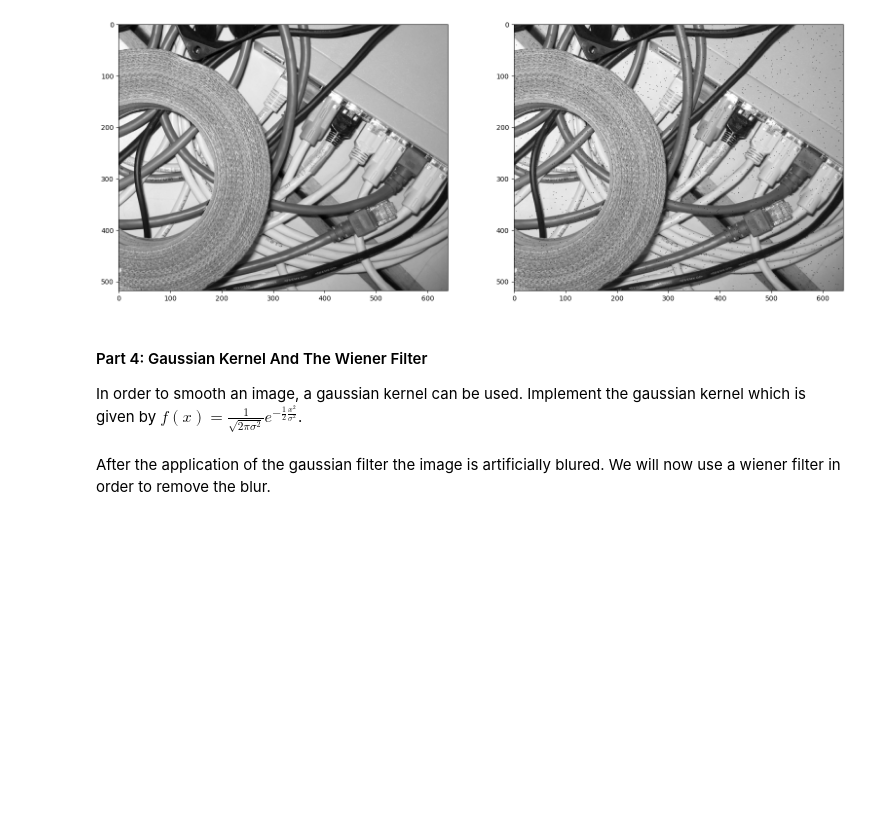
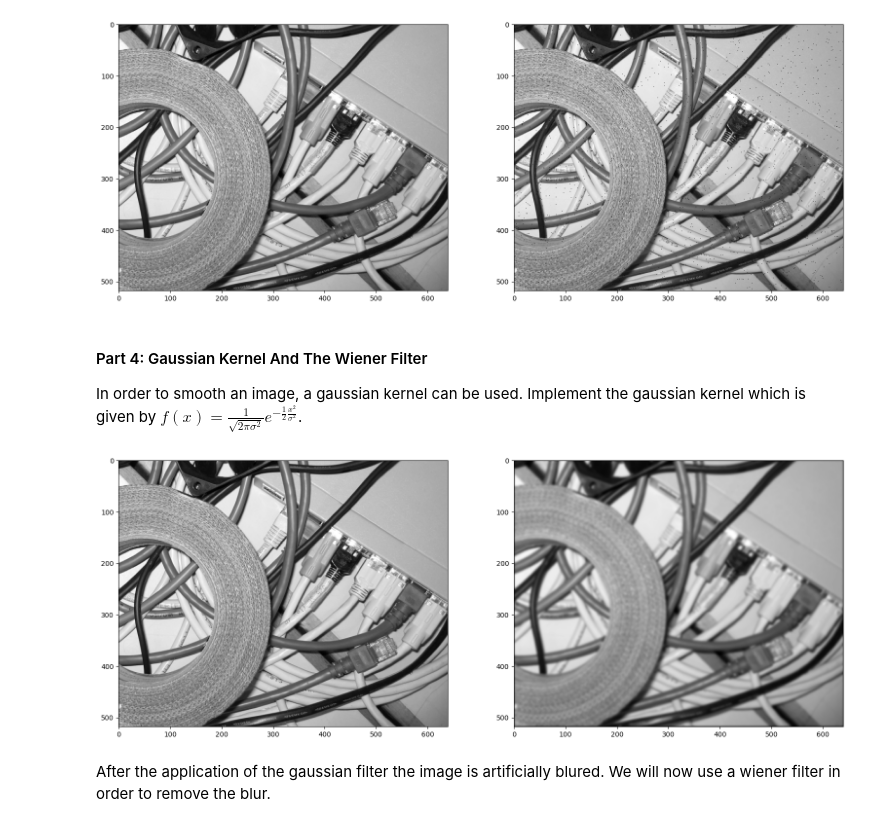
Before and after one commit to dcortesav/machine-vision-journey, a Jupyter notebook: notebooks/assignment_1.ipynb, the cells around one changed output. Drawn from its saved outputs; the diff is of its cells as text; code cells hidden in the pictures; blank space fills up the shorter version.

```diff
--- a/notebooks/assignment_1.ipynb
+++ b/notebooks/assignment_1.ipynb
@@ -233,25 +233,35 @@ In order to smooth an image, a gaussian kernel can be used. Implement the gaussi
 # %%
 # scipy is a python library for scientific computing
 # We will use the scipy.signal.convolve2d() function
 # Which has two arguments a data source (in our case an image np.ndarray) and a kernel (np.ndarray)
 
 import scipy.signal
 
 def create_gaussian_kernel(size: int, sigma_squared: float):
     assert size % 2 == 1, "Kernel size must be uneven"
+    # @student: implement the gaussian kernel creation
+    center = size//2 #Point of reference for the center of the distribution (center,center)
+    kernel = np.zeros((size,size)) #Creation of an empty array for the kernel
 
-    # @student: implement the gaussian kernel creation
-    return ...
+    for v in range(size):
+        for u in range(size):
+            kernel[v,u] = (1/(2*np.pi*sigma_squared))*np.exp(-((center-v)**2+(center-u)**2)/(2*sigma_squared))
+
+    kernel = kernel/np.sum(kernel)
+
+    return kernel
 
 gaussian_kernel = create_gaussian_kernel(11, 4.0)
 noise_img = scipy.signal.convolve2d(gray_img, gaussian_kernel, mode="same", boundary='fill', fillvalue=0)
 
 _, (ax1, ax2) = plt.subplots(1, 2)
 figure_size = plt.gcf().get_size_inches()
 plt.gcf().set_size_inches(3 * figure_size)
 ax1.imshow(gray_img, cmap="gray")
 ax2.imshow(noise_img, cmap="gray")
 plt.show()
+# %% [output]
+[figure, added]
 # %% [markdown]
 After the application of the gaussian filter the image is artificially blured.
 We will now use a wiener filter in order to remove the blur.
```
Also changed, not shown: parts of 1 cell of this notebook.
